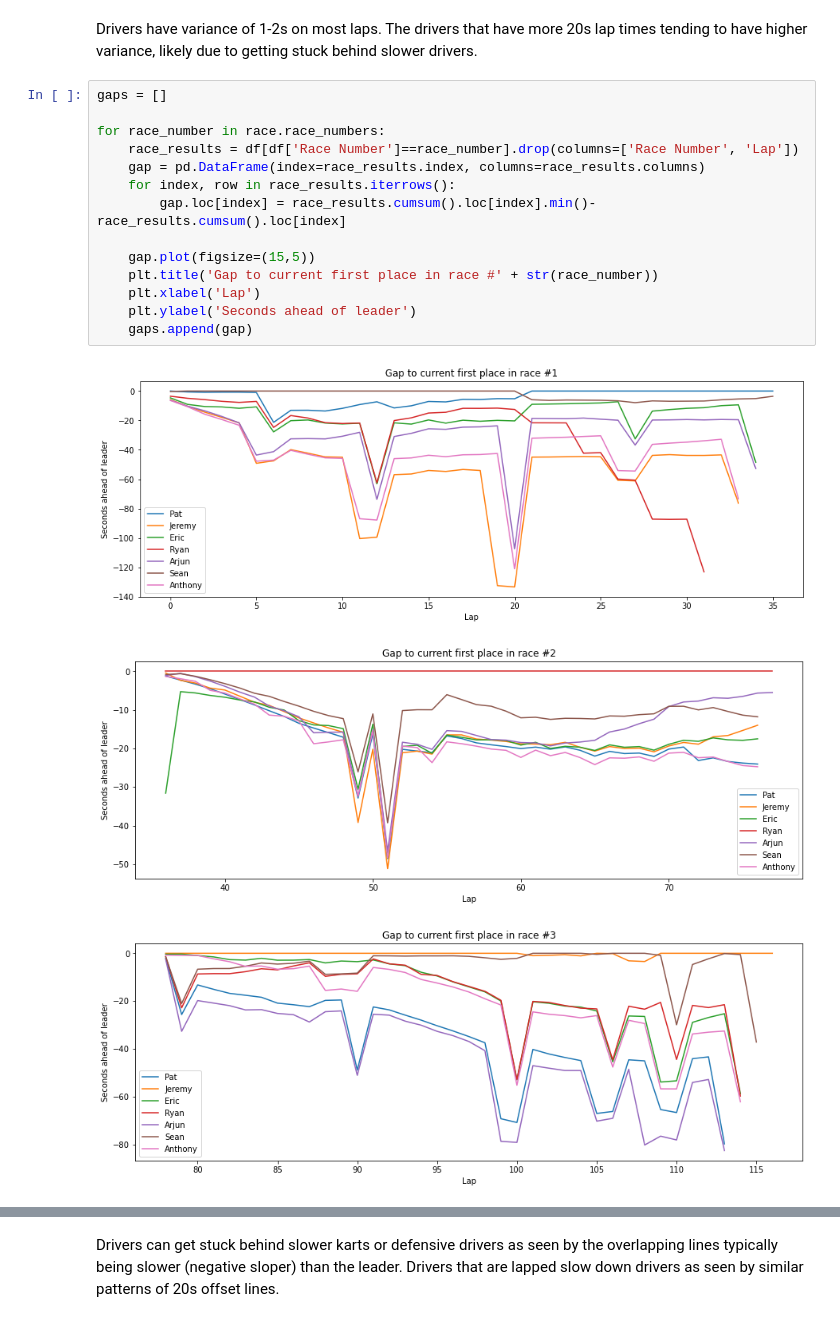
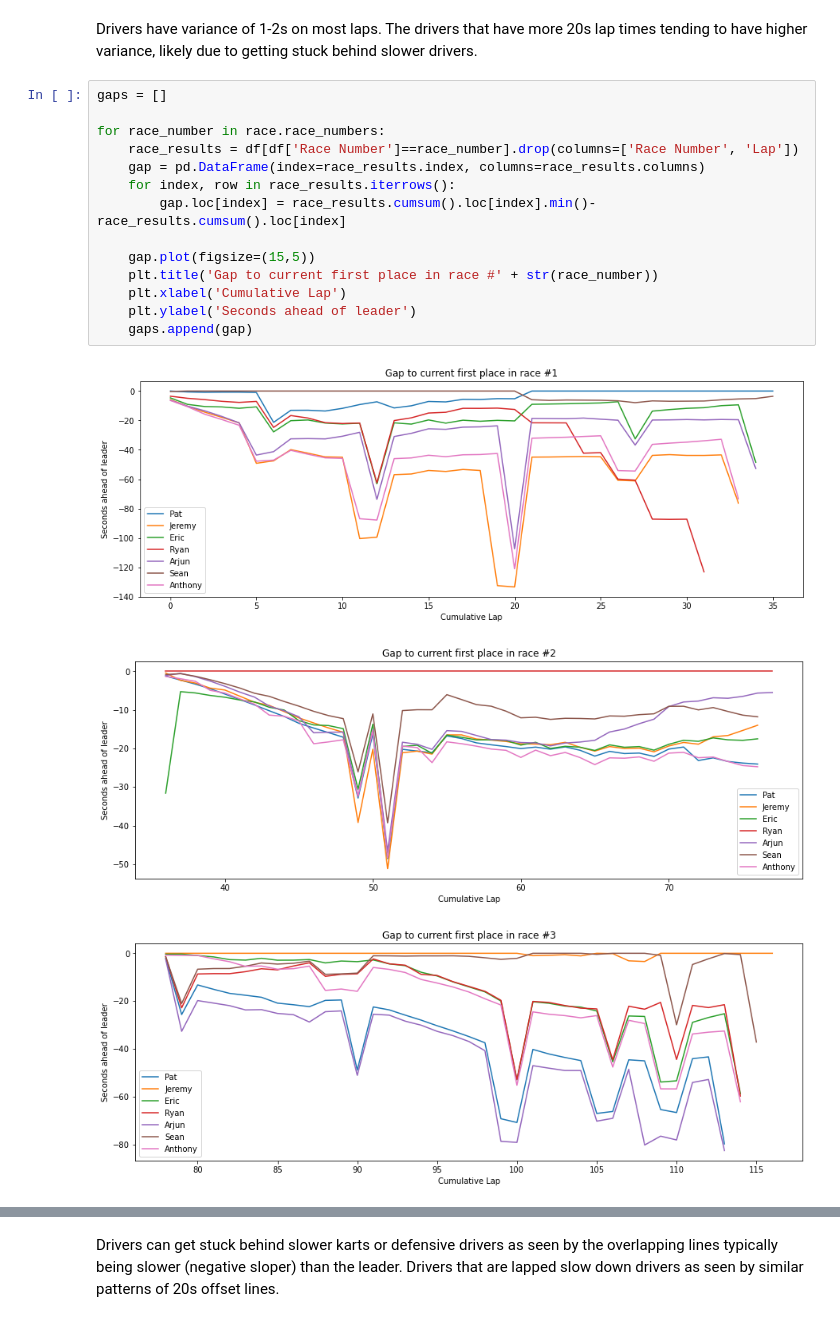
Before and after one commit to thereiswaldo/GoKarts, a Jupyter notebook: GoKart Analysis.ipynb, the cells around one changed output, grey strips where cells are left out. Drawn from its saved outputs; the diff is of its cells as text.

```diff
--- a/GoKart Analysis.ipynb
+++ b/GoKart Analysis.ipynb
@@ -37,18 +37,18 @@ Drivers have variance of 1-2s on most laps. The drivers that have more 20s lap t
 # %%
 gaps = []
 
 for race_number in race.race_numbers:
     race_results = df[df['Race Number']==race_number].drop(columns=['Race Number', 'Lap'])
     gap = pd.DataFrame(index=race_results.index, columns=race_results.columns)
     for index, row in race_results.iterrows():
         gap.loc[index] = race_results.cumsum().loc[index].min()-race_results.cumsum().loc[index]
 
     gap.plot(figsize=(15,5))
     plt.title('Gap to current first place in race #' + str(race_number))
-    plt.xlabel('Lap')
+    plt.xlabel('Cumulative Lap')
     plt.ylabel('Seconds ahead of leader')
     gaps.append(gap)
 # %% [output]
-[figure, old version]
+[figure, new version]
-[figure, old version]
+[figure, new version]
-[figure, old version]
+[figure, new version]
```
Also changed, not shown: parts of 1 cell of this notebook.
